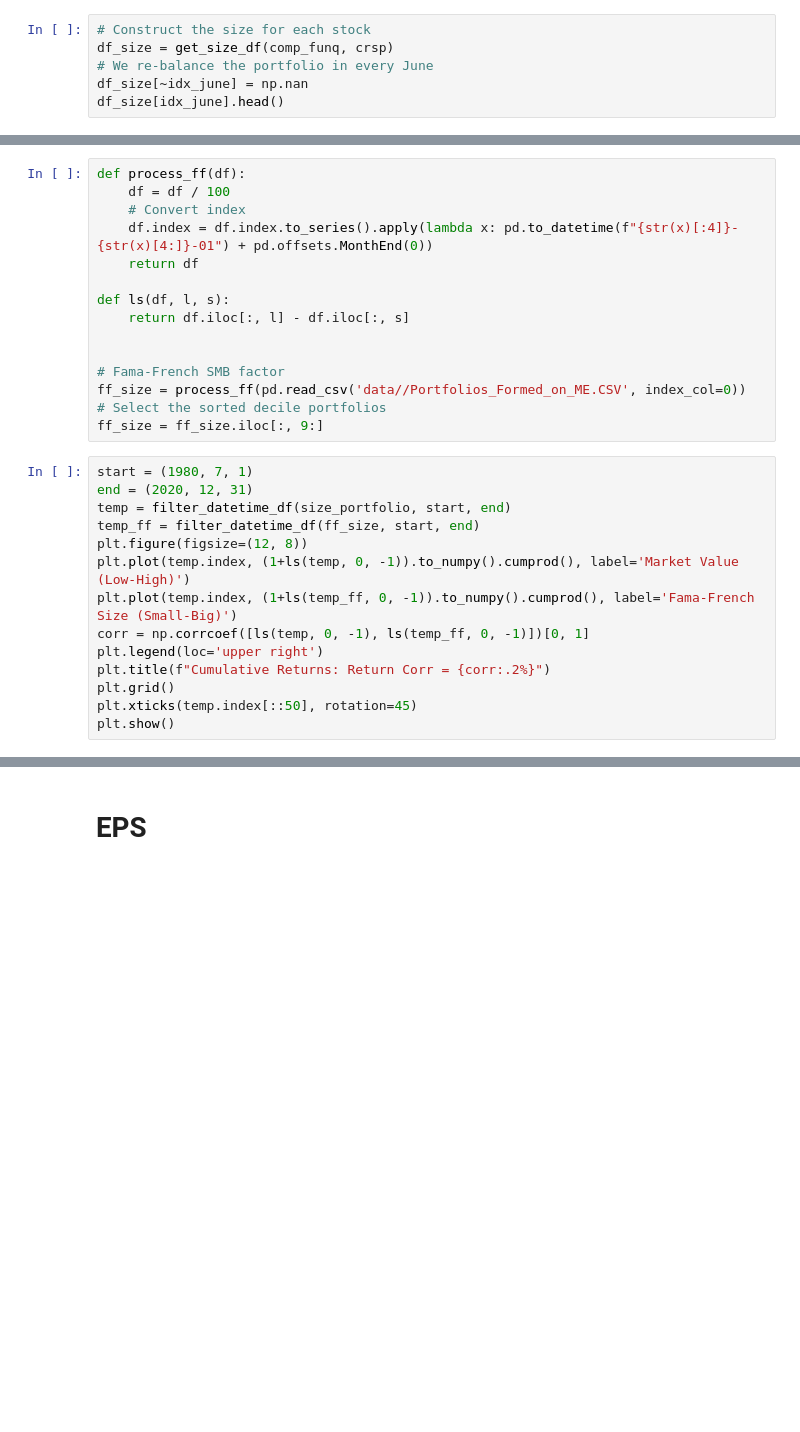
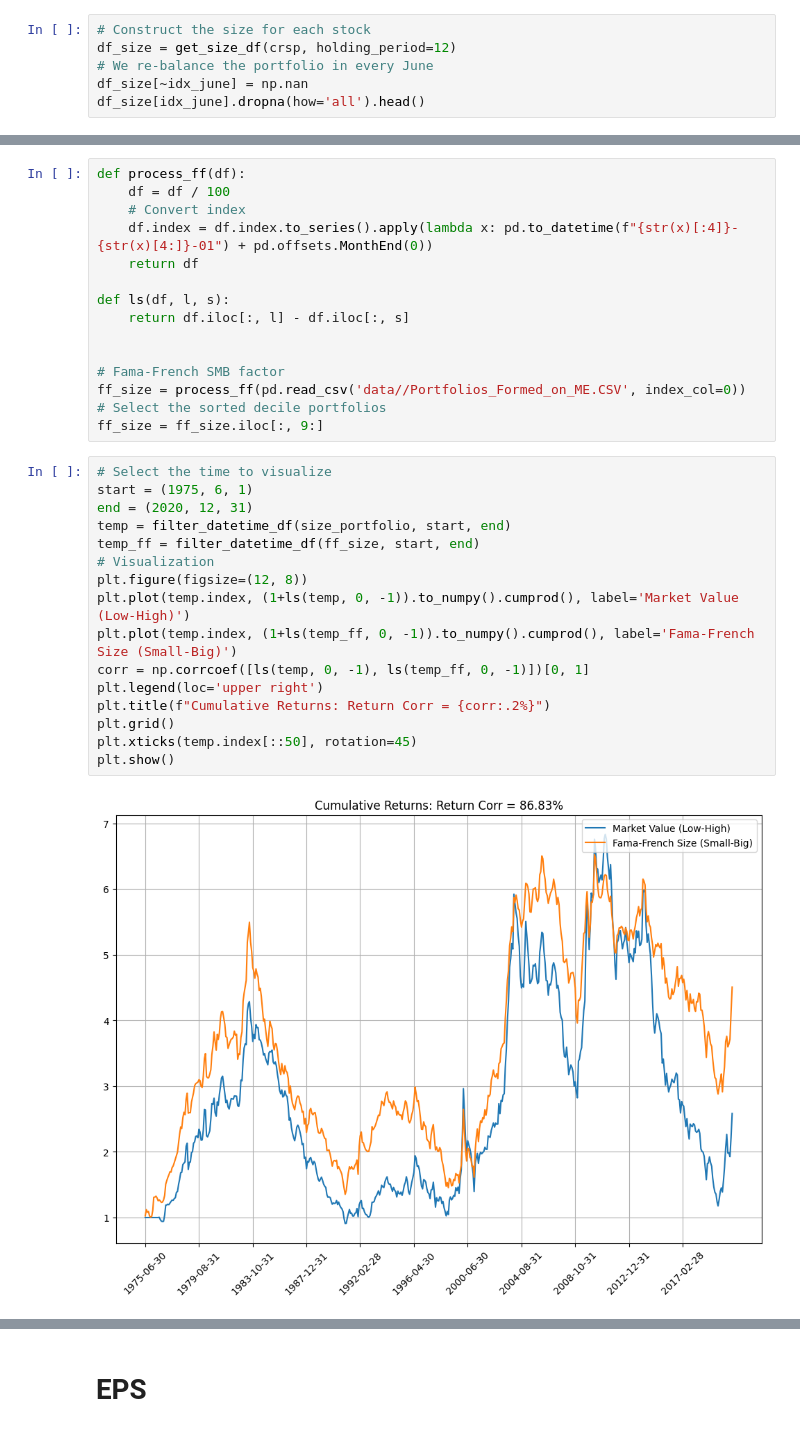
Before and after one commit to Castoria21/Capstone, a Jupyter notebook: code/demo.ipynb, the cells around one changed output, grey strips where cells are left out. Cells and saved outputs as stored; diff of their text form; blank space fills up the shorter version.

```diff
--- a/code/demo.ipynb
+++ b/code/demo.ipynb
@@ -50,6 +50,6 @@ df_size = get_non_duplicated_df(df_size, 'size')
 # %%
 # Construct the size for each stock
-df_size = get_size_df(comp_funq, crsp)
+df_size = get_size_df(crsp, holding_period=12)
 # We re-balance the portfolio in every June
 df_size[~idx_june] = np.nan
-df_size[idx_june].head()
+df_size[idx_june].dropna(how='all').head()
@@ -78,16 +109,20 @@ ff_size = process_ff(pd.read_csv('data//Portfolios_Formed_on_ME.CSV', index_col=
 # Select the sorted decile portfolios
 ff_size = ff_size.iloc[:, 9:]
 # %%
-start = (1980, 7, 1)
+# Select the time to visualize
+start = (1975, 6, 1)
 end = (2020, 12, 31)
 temp = filter_datetime_df(size_portfolio, start, end)
 temp_ff = filter_datetime_df(ff_size, start, end)
+# Visualization
 plt.figure(figsize=(12, 8))
 plt.plot(temp.index, (1+ls(temp, 0, -1)).to_numpy().cumprod(), label='Market Value (Low-High)')
 plt.plot(temp.index, (1+ls(temp_ff, 0, -1)).to_numpy().cumprod(), label='Fama-French Size (Small-Big)')
 corr = np.corrcoef([ls(temp, 0, -1), ls(temp_ff, 0, -1)])[0, 1]
 plt.legend(loc='upper right')
 plt.title(f"Cumulative Returns: Return Corr = {corr:.2%}")
 plt.grid()
 plt.xticks(temp.index[::50], rotation=45)
 plt.show()
+# %% [output]
+[figure, added]
```
Also changed, not shown: parts of 23 cells of this notebook, 2 other files.
